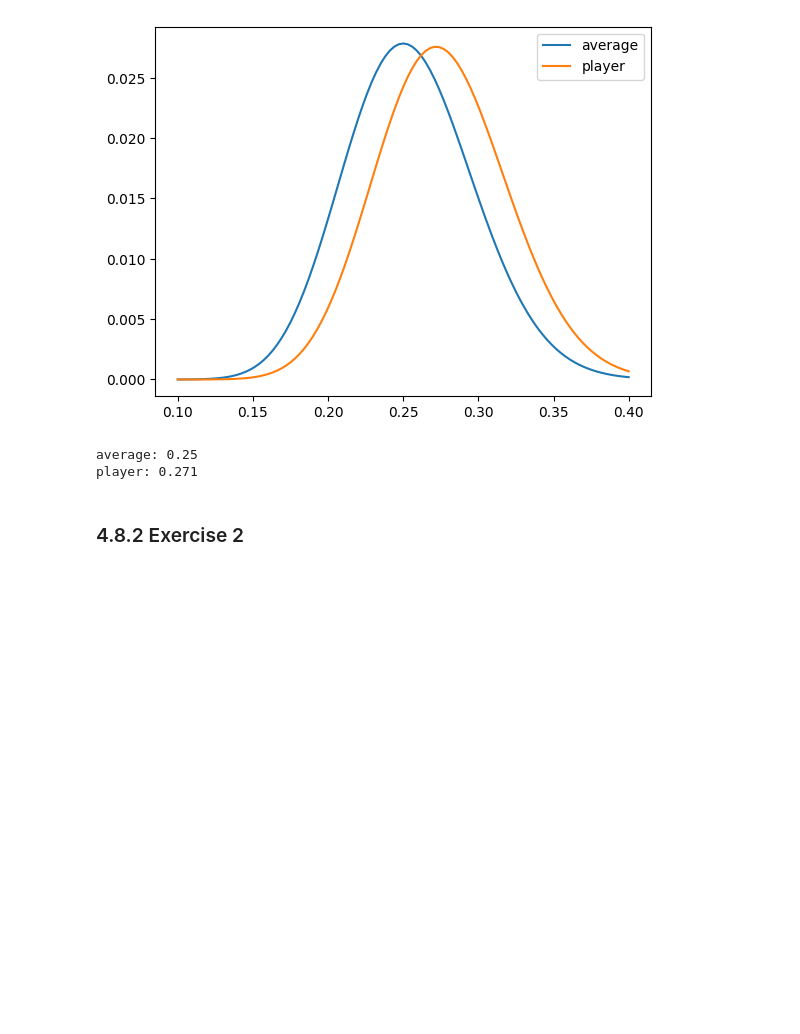
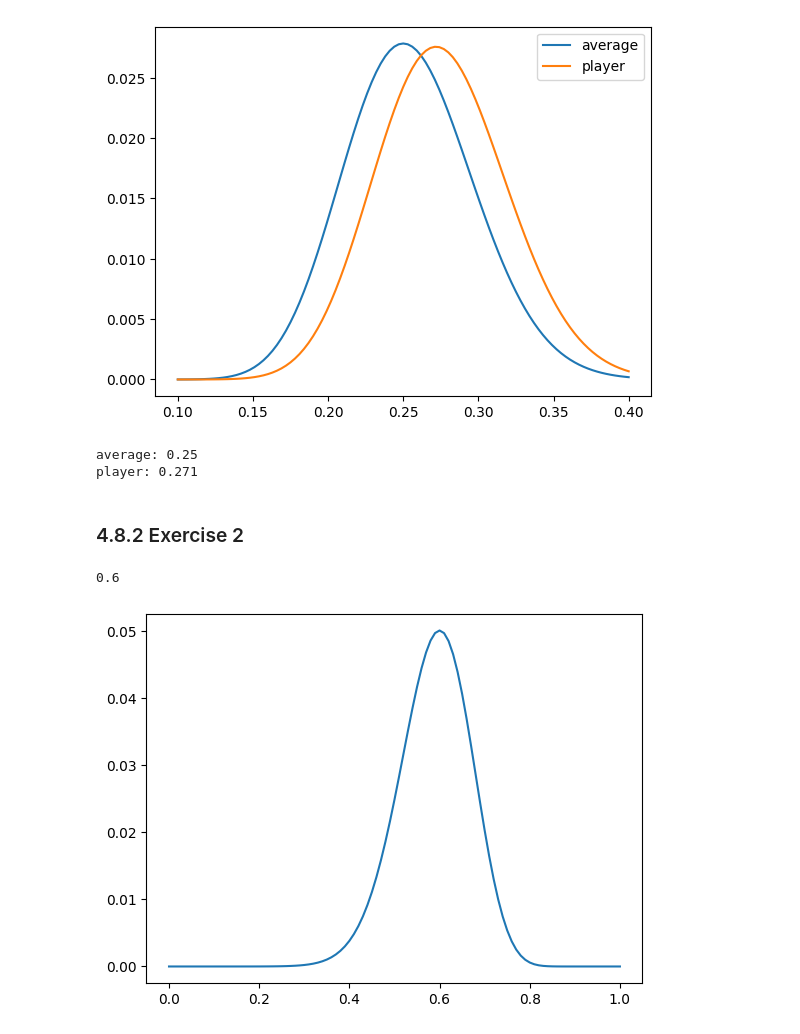
Before and after one commit to Xupeiyi/think-bayes, a Jupyter notebook: chapter4.ipynb, the cells around one changed output. Drawn from its saved outputs; the diff is of its cells as text; code cells hidden in the pictures; blank space fills up the shorter version.

```diff
--- a/chapter4.ipynb
+++ b/chapter4.ipynb
@@ -129,3 +129,17 @@ average: 0.25
 player: 0.271
 # %% [markdown]
 ### 4.8.2 Exercise 2
+# %%
+hypos = np.linspace(0, 1, 101)
+prior = Pmf(1/len(hypos), hypos)
+
+posterior = prior.copy()
+likelihood = binom.pmf(80, 100, 0.5 + 0.5 * hypos)
+posterior *= likelihood
+posterior.normalize()
+
+posterior.plot()
+print(posterior.max_prob())
+# %% [output]
+0.6
+[figure, added]
```
